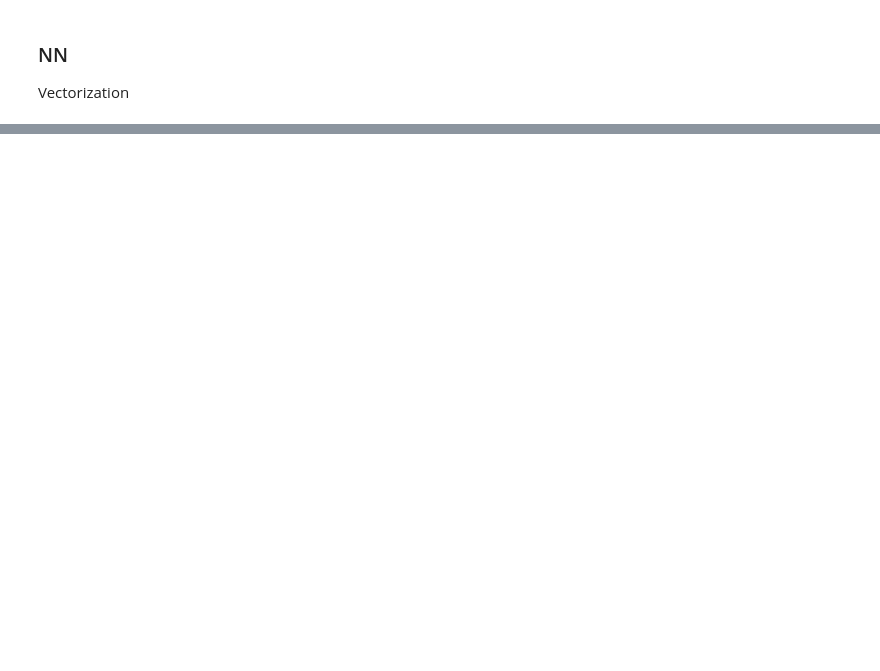
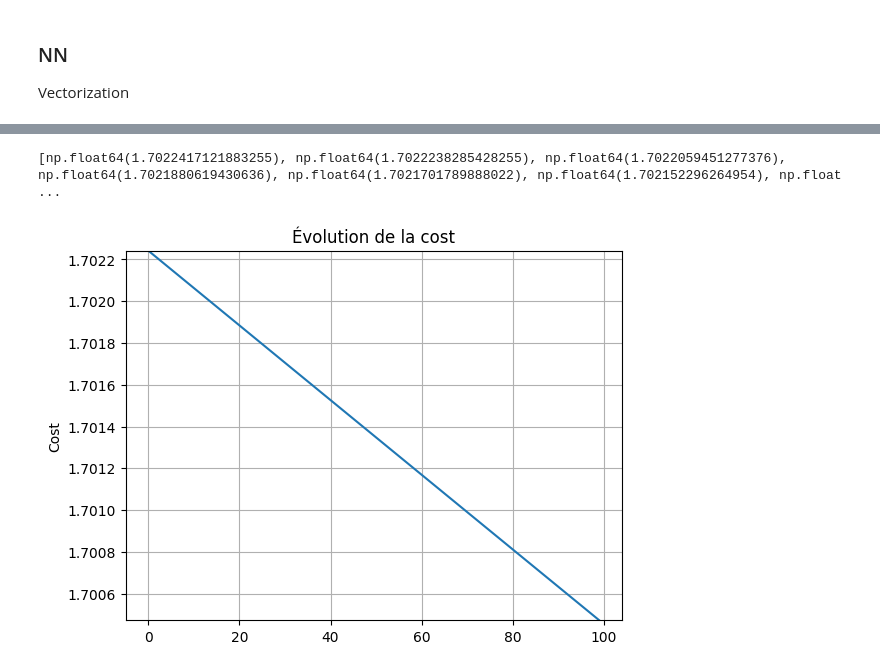
Before and after one commit to armandhanen/quick-NN, a Jupyter notebook: Project_1.ipynb, the cells around one changed output, grey strips where cells are left out. Cells and saved outputs as stored; diff of their text form; code cells hidden in the pictures; blank space fills up the shorter version.

```diff
--- a/Project_1.ipynb
+++ b/Project_1.ipynb
@@ -50,0 +35,2 @@ ds_flatten.shape
+# %%
+vector_img = vector_img.squeeze()
@@ -50,0 +41,2 @@ ds_flatten.shape
+# %%
+vector_labels = np.array(ds['train']['labels'][:15000],dtype = bool)
@@ -181,0 +141,5 @@ B : [array([[ 0.17364659],
+# %%
+quick_test = NN(L = 5,
+                nx = np.array([10,9,8,7,1]),
+                learning_rate=0.001,
+                activation_funcs=log_reg)
@@ -181,0 +168,7 @@ B : [array([[ 0.17364659],
+# %%
+last_cost =[]
+for i in range(100):
+    quick_test.forward_pass(vector_img,vector_labels)
+    quick_test.backward_pass(vector_img,vector_labels)
+    last_cost.append(quick_test.forward_pass(vector_img,vector_labels))
+print(last_cost)
@@ -181,0 +193,14 @@ B : [array([[ 0.17364659],
+# %%
+import matplotlib.pyplot as plt
+
+x = [i for i in range(100)]
+print(last_cost)
+plt.plot(x, last_cost)
+plt.ylim(min(last_cost), max(last_cost))
+plt.ylabel("Cost")
+plt.title("Évolution de la cost")
+plt.grid(True)
+plt.show()
+# %% [output]
+[np.float64(1.7022417121883255), np.float64(1.7022238285428255), np.float64(1.7022059451277376), np.float64(1.7021880619430636), np.float64(1.7021701789888022), np.float64(1.702152296264954), np.float ...
+[figure, added]
```
Also changed, not shown: parts of 19 cells of this notebook.
